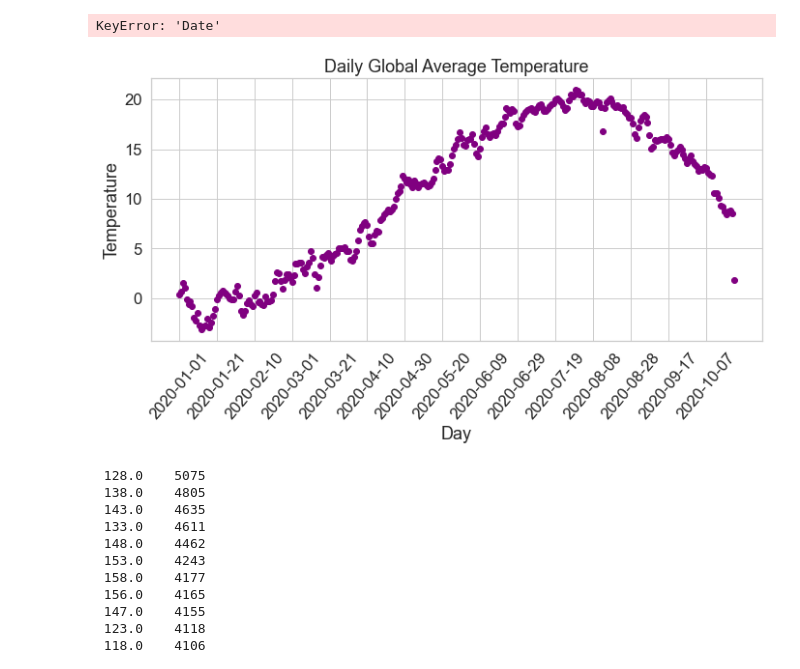
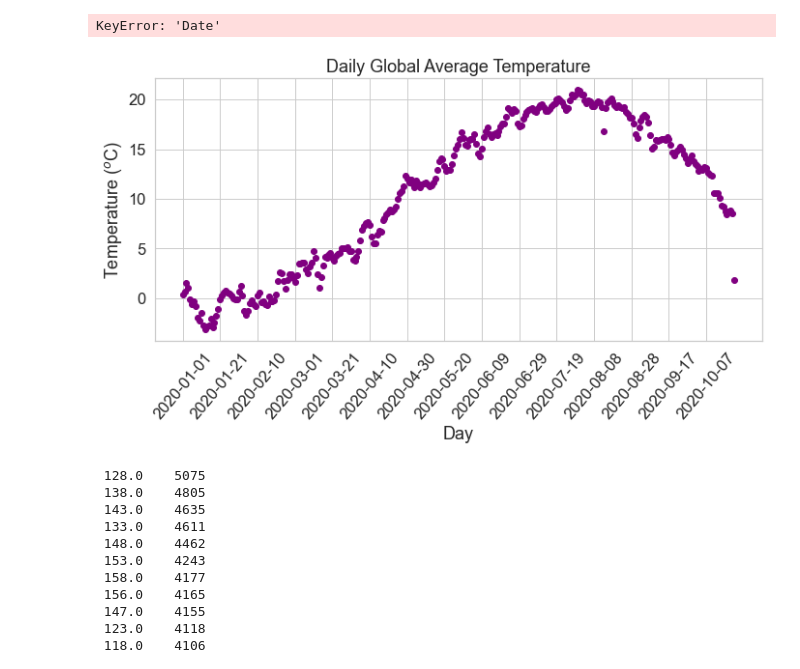
Before and after one commit to kalieknecht/data200-project, a Jupyter notebook: analysis/Analysis.ipynb, the cells around one changed output. Saved outputs shown, nothing was run; the diff lists cells and outputs as text; code cells hidden in the pictures.

Commit message:
update figure

```diff
--- a/analysis/Analysis.ipynb
+++ b/analysis/Analysis.ipynb
@@ -267,22 +267,23 @@ KeyError: 'Date'
 # %%
 # Create figure and plot space
 fig, ax = plt.subplots(figsize=(10, 5))
 
 # Add x-axis and y-axis
+# temp in 10s of Celsius
 ax.scatter(daily_ave_weather.index.values,
         daily_ave_weather['TAVG']/10,
         color='purple')
 
 # Set title and labels for axes
 ax.set(xlabel="Day",
-       ylabel="Temperature",
+       ylabel="Temperature ($^o$C)",
        title="Daily Global Average Temperature")
 plt.tight_layout()
 plt.xticks(np.arange(0,300,20),rotation=50)
-plt.savefig('../figures/DailyAveTemp.png')
+plt.savefig('../figures/DailyAveTemp.png',bbox_inches = 'tight',pad_inches=1)
 plt.show()
 # %% [output]
-[figure, old version]
+[figure, new version]
 # %%
 daily_global_weather['TAVG'].value_counts()
 # %% [output]
```
Also changed, not shown: 1 other file.
